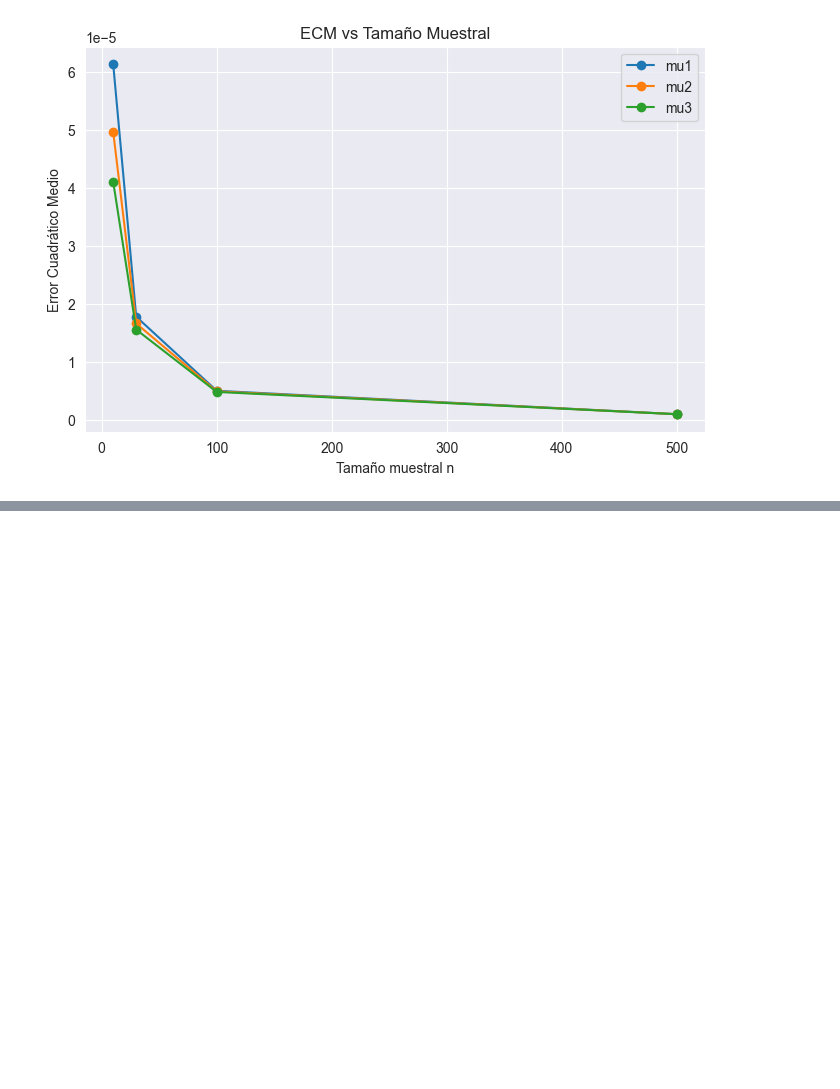
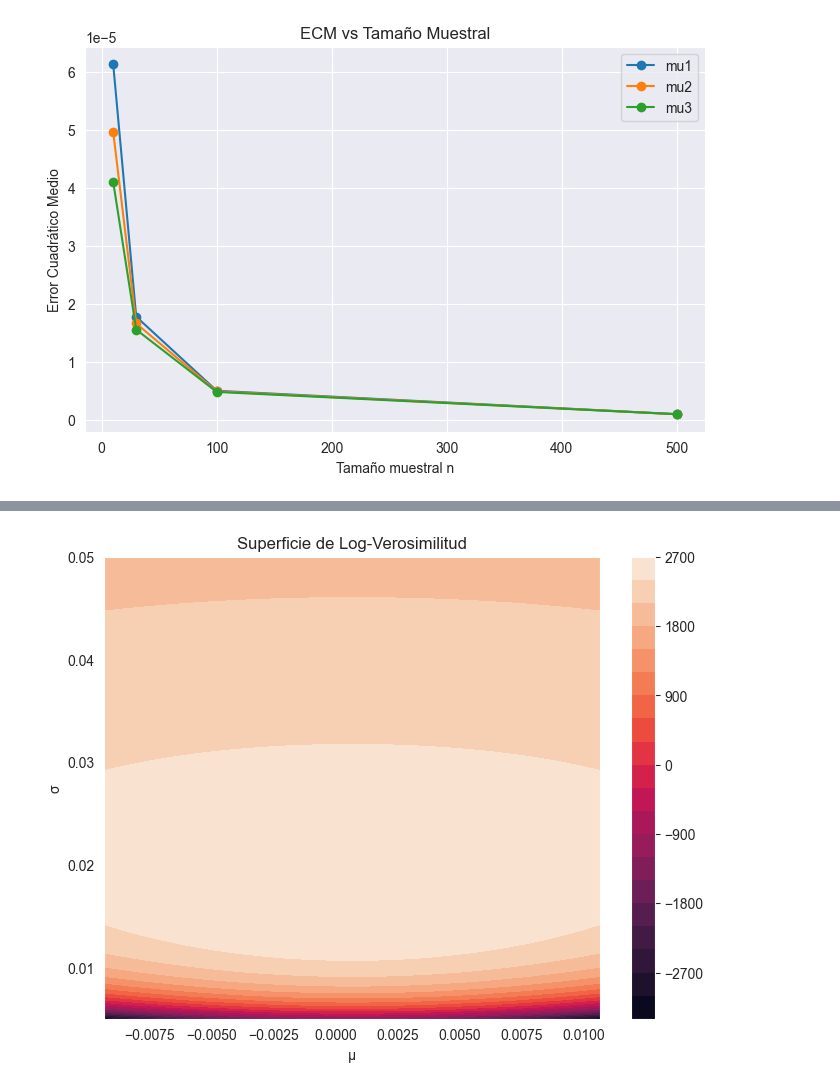
Before and after one commit to Antoniacifuentes/ds_finance_cifuentes, a Jupyter notebook: notebooks/hw2.ipynb, the cells around one changed output, grey strips where cells are left out. Saved outputs shown, nothing was run; the diff lists cells and outputs as text; code cells hidden in the pictures; blank space fills up the shorter version.

```diff
--- a/notebooks/hw2.ipynb
+++ b/notebooks/hw2.ipynb
@@ -861,0 +954,46 @@ Para tamaños muestrales pequeños,
+# %%
+mu_grid = np.linspace(
+    aapl.mean()-0.01,
+    aapl.mean()+0.01,
+    100
+)
+
+sigma_grid = np.linspace(
+    0.005,
+    0.05,
+    100
+)
+
+MU, SIGMA = np.meshgrid(
+    mu_grid,
+    sigma_grid
+)
+
+Z = np.zeros_like(MU)
+
+for i in range(MU.shape[0]):
+    for j in range(MU.shape[1]):
+
+        Z[i,j] = -neg_log_likelihood(
+            [MU[i,j], SIGMA[i,j]],
+            aapl
+        )
+
+plt.figure(figsize=(8,6))
+
+plt.contourf(
+    MU,
+    SIGMA,
+    Z,
+    levels=20
+)
+
+plt.colorbar()
+
+plt.xlabel("μ")
+plt.ylabel("σ")
+plt.title("Superficie de Log-Verosimilitud")
+
+plt.show()
+# %% [output]
+[figure, added]
```
Also changed, not shown: parts of 22 cells of this notebook.
